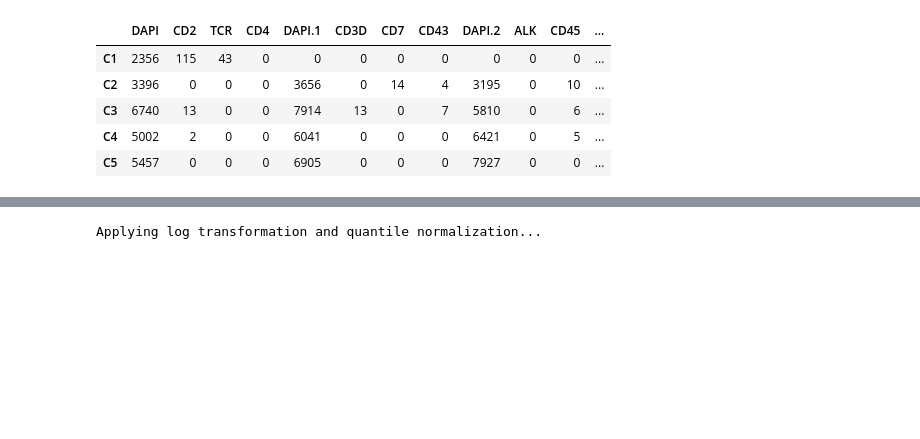
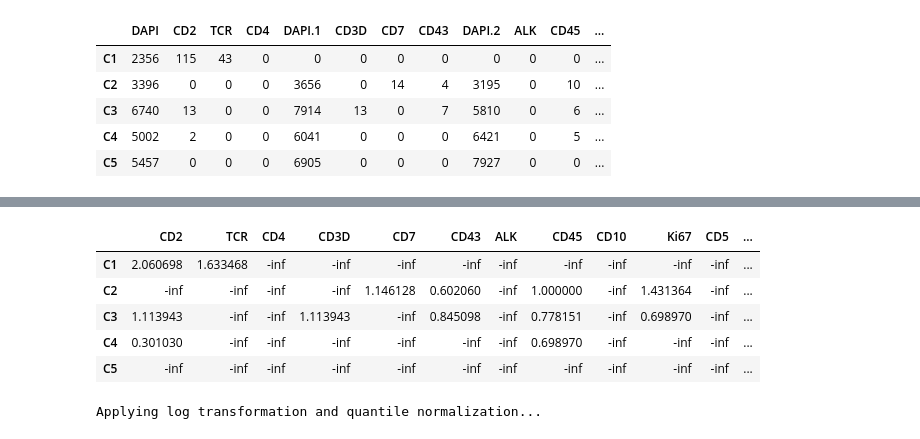
Before and after one commit to ajitjohnson/Jupyter-Notebooks, a Jupyter notebook: TMA_playbook.ipynb, the cells around one changed output, grey strips where cells are left out. Saved outputs shown, nothing was run; the diff lists cells and outputs as text; code cells hidden in the pictures; blank space fills up the shorter version.

```diff
--- a/TMA_playbook.ipynb
+++ b/TMA_playbook.ipynb
@@ -41,3 +50,12 @@ x1 = pd.concat([x1, x[['DAPI']]], axis=1)
+# %%
+log_data = log_data.replace([np.inf, -np.inf], np.nan).fillna(0)log_data.head()
+# %% [output]
+|  | CD2 | TCR | CD4 | CD3D | CD7 | CD43 | ALK | CD45 | CD10 | Ki67 | CD5 | ... |
+| C1 | 2.060698 | 1.633468 | -inf | -inf | -inf | -inf | -inf | -inf | -inf | -inf | -inf | ... |
+| C2 | -inf | -inf | -inf | -inf | 1.146128 | 0.602060 | -inf | 1.000000 | -inf | 1.431364 | -inf | ... |
+| C3 | 1.113943 | -inf | -inf | 1.113943 | -inf | 0.845098 | -inf | 0.778151 | -inf | 0.698970 | -inf | ... |
+| C4 | 0.301030 | -inf | -inf | -inf | -inf | -inf | -inf | 0.698970 | -inf | -inf | -inf | ... |
+| C5 | -inf | -inf | -inf | -inf | -inf | -inf | -inf | -inf | -inf | -inf | -inf | ... |
 # %%
 # Normalisation of data
 file_url = 'https://raw.githubusercontent.com/ajitjohnson/Jupyter-Notebooks/master/py_scripts/mi_pp_normalize.py'
```
Also changed, not shown: parts of 2 cells of this notebook, 1 other file.
